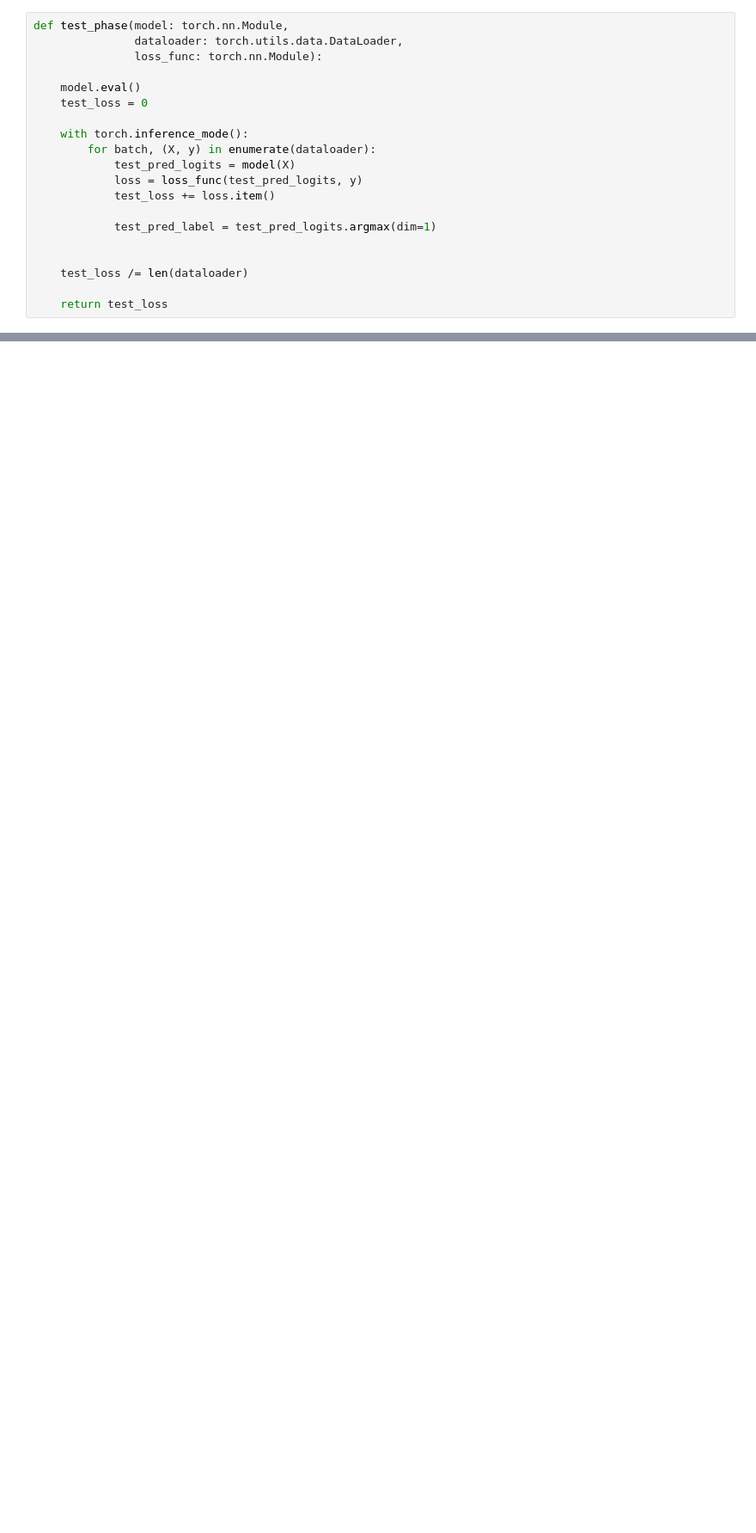
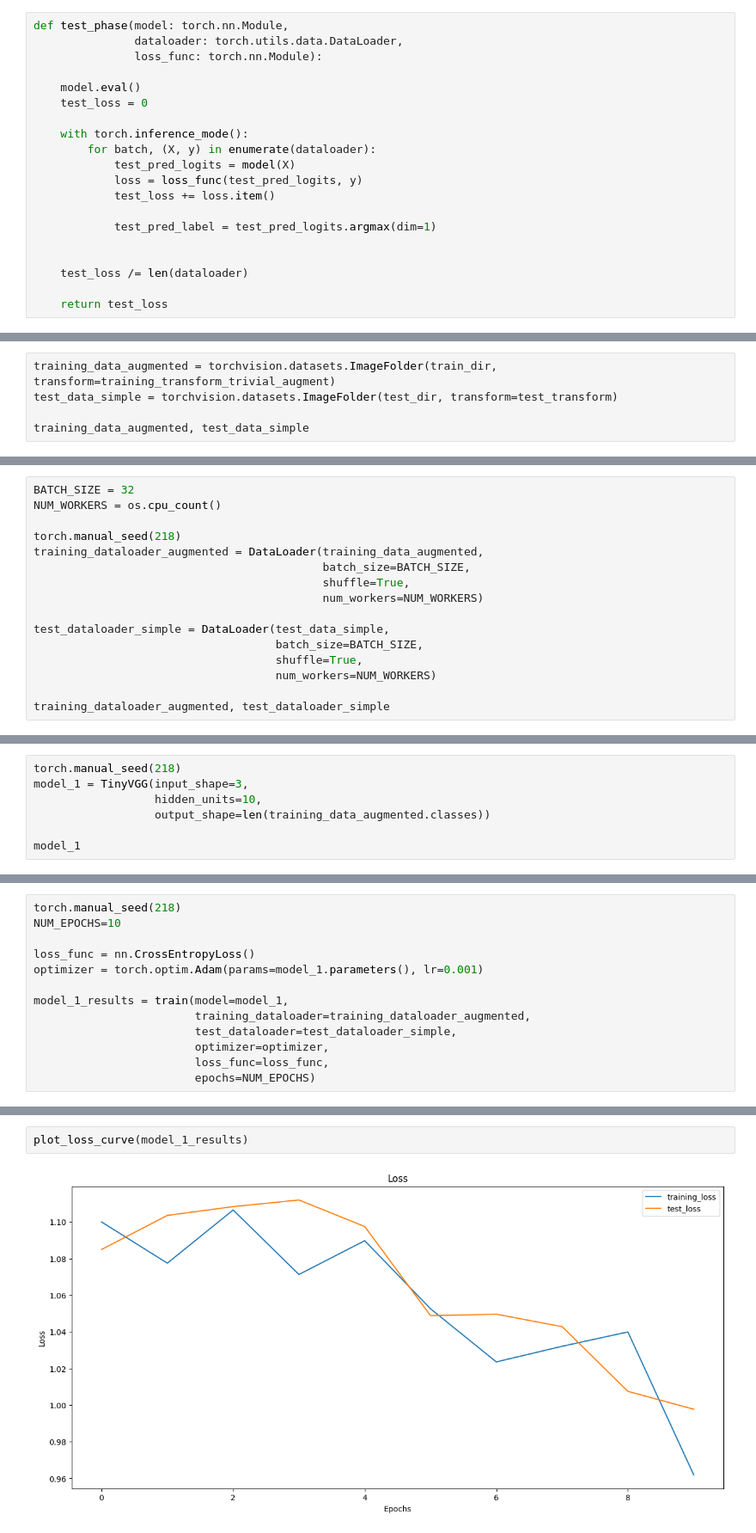
Before and after one commit to shbnmzr/code-practice, a Jupyter notebook: pytorch/04_Custom_Dataset.ipynb, the cells around one changed output, grey strips where cells are left out. Shown at 86% size. Drawn from its saved outputs; the diff is of its cells as text; blank space fills up the shorter version.

```diff
--- a/pytorch/04_Custom_Dataset.ipynb
+++ b/pytorch/04_Custom_Dataset.ipynb
@@ -416,0 +479,5 @@ TypeError: 'module' object is not callable
+# %%
+training_data_augmented = torchvision.datasets.ImageFolder(train_dir, transform=training_transform_trivial_augment)
+test_data_simple = torchvision.datasets.ImageFolder(test_dir, transform=test_transform)
+
+training_data_augmented, test_data_simple
@@ -416,0 +502,16 @@ TypeError: 'module' object is not callable
+# %%
+BATCH_SIZE = 32
+NUM_WORKERS = os.cpu_count()
+
+torch.manual_seed(218)
+training_dataloader_augmented = DataLoader(training_data_augmented,
+                                           batch_size=BATCH_SIZE,
+                                           shuffle=True,
+                                           num_workers=NUM_WORKERS)
+
+test_dataloader_simple = DataLoader(test_data_simple,
+                                    batch_size=BATCH_SIZE,
+                                    shuffle=True,
+                                    num_workers=NUM_WORKERS)
+
+training_dataloader_augmented, test_dataloader_simple
@@ -416,0 +521,7 @@ TypeError: 'module' object is not callable
+# %%
+torch.manual_seed(218)
+model_1 = TinyVGG(input_shape=3,
+                  hidden_units=10,
+                  output_shape=len(training_data_augmented.classes))
+
+model_1
@@ -416,0 +549,13 @@ TypeError: 'module' object is not callable
+# %%
+torch.manual_seed(218)
+NUM_EPOCHS=10
+
+loss_func = nn.CrossEntropyLoss()
+optimizer = torch.optim.Adam(params=model_1.parameters(), lr=0.001)
+
+model_1_results = train(model=model_1,
+                        training_dataloader=training_dataloader_augmented,
+                        test_dataloader=test_dataloader_simple,
+                        optimizer=optimizer,
+                        loss_func=loss_func,
+                        epochs=NUM_EPOCHS)
@@ -416,0 +573,4 @@ TypeError: 'module' object is not callable
+# %%
+plot_loss_curve(model_1_results)
+# %% [output]
+[figure, added]
```
Also changed, not shown: parts of 25 cells of this notebook, 8 other files.
